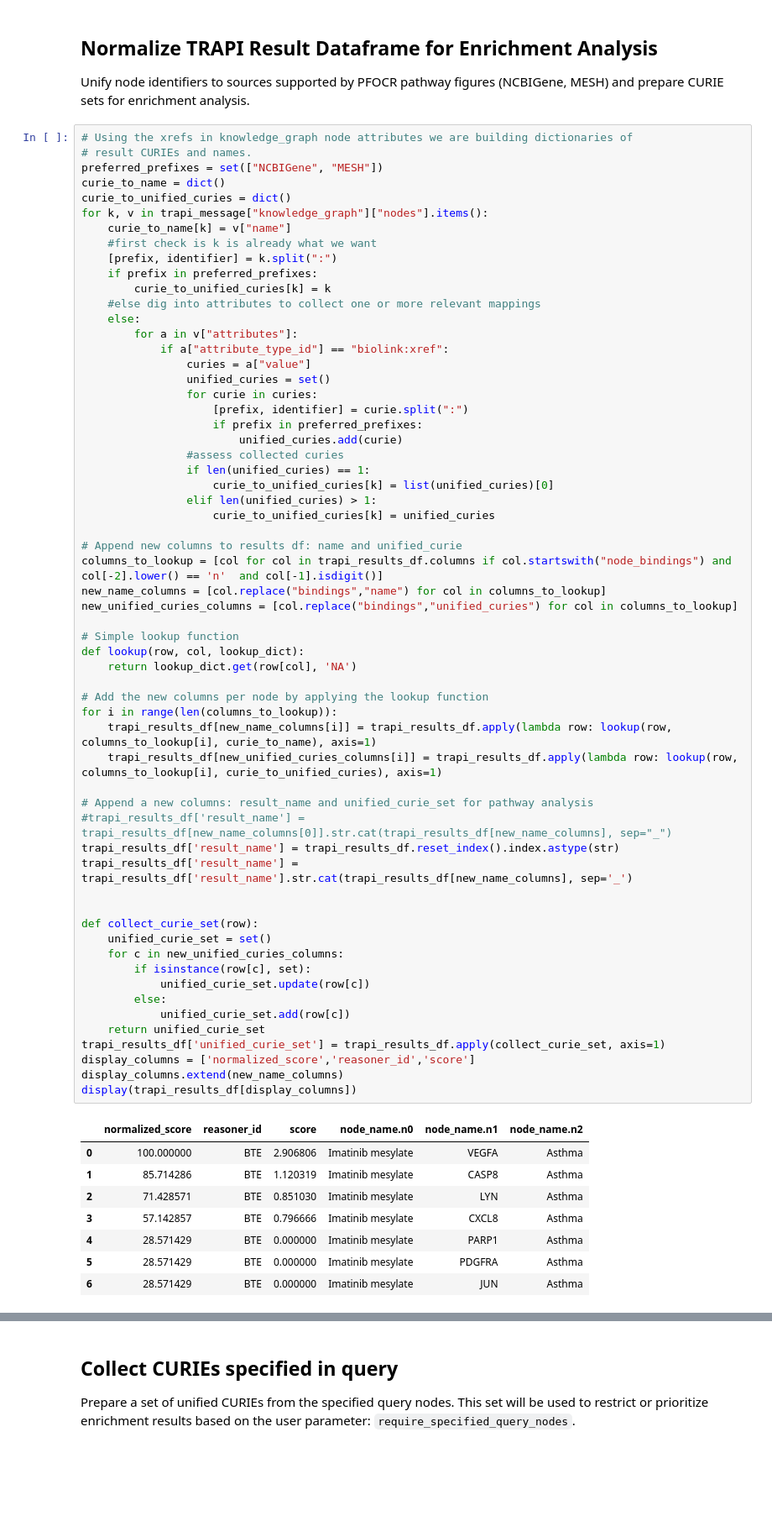
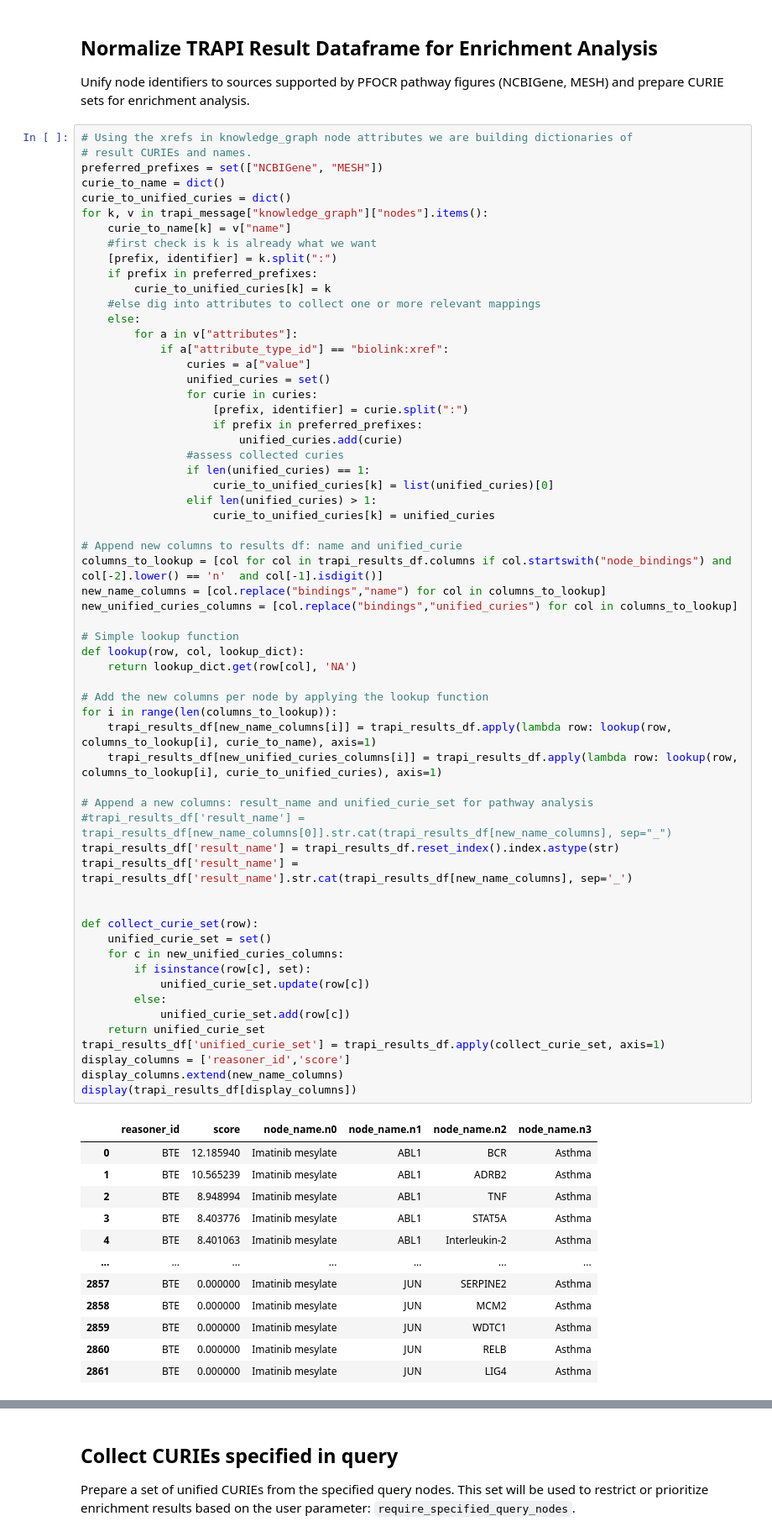
Before and after one commit to wikipathways/BioThings_Explorer_PFOCR_clustering, a Jupyter notebook: PET_notebook_v1.ipynb, the cells around one changed output, grey strips where cells are left out. Shown at 84% size. Cells and saved outputs as stored; diff of their text form; blank space fills up the shorter version.

Commit message:
removed normalized_score, 2868 result example loaded

```diff
--- a/PET_notebook_v1.ipynb
+++ b/PET_notebook_v1.ipynb
@@ -166,39 +166,43 @@ columns_to_lookup = [col for col in trapi_results_df.columns if col.startswith("
 new_name_columns = [col.replace("bindings","name") for col in columns_to_lookup]
 new_unified_curies_columns = [col.replace("bindings","unified_curies") for col in columns_to_lookup]
 
 # Simple lookup function
 def lookup(row, col, lookup_dict):
     return lookup_dict.get(row[col], 'NA')
 
 # Add the new columns per node by applying the lookup function
 for i in range(len(columns_to_lookup)):
     trapi_results_df[new_name_columns[i]] = trapi_results_df.apply(lambda row: lookup(row, columns_to_lookup[i], curie_to_name), axis=1)
     trapi_results_df[new_unified_curies_columns[i]] = trapi_results_df.apply(lambda row: lookup(row, columns_to_lookup[i], curie_to_unified_curies), axis=1)
 
 # Append a new columns: result_name and unified_curie_set for pathway analysis
 #trapi_results_df['result_name'] = trapi_results_df[new_name_columns[0]].str.cat(trapi_results_df[new_name_columns], sep="_")
 trapi_results_df['result_name'] = trapi_results_df.reset_index().index.astype(str)
 trapi_results_df['result_name'] = trapi_results_df['result_name'].str.cat(trapi_results_df[new_name_columns], sep='_')
 
 
 def collect_curie_set(row):
     unified_curie_set = set()
     for c in new_unified_curies_columns:
         if isinstance(row[c], set):
             unified_curie_set.update(row[c])
         else:
             unified_curie_set.add(row[c])
     return unified_curie_set
 trapi_results_df['unified_curie_set'] = trapi_results_df.apply(collect_curie_set, axis=1)
-display_columns = ['normalized_score','reasoner_id','score']
+display_columns = ['reasoner_id','score']
 display_columns.extend(new_name_columns)
 display(trapi_results_df[display_columns])
 # %% [output]
-|  | normalized_score | reasoner_id | score | node_name.n0 | node_name.n1 | node_name.n2 |
-| 0 | 100.000000 | BTE | 2.906806 | Imatinib mesylate | VEGFA | Asthma |
-| 1 | 85.714286 | BTE | 1.120319 | Imatinib mesylate | CASP8 | Asthma |
-| 2 | 71.428571 | BTE | 0.851030 | Imatinib mesylate | LYN | Asthma |
-| 3 | 57.142857 | BTE | 0.796666 | Imatinib mesylate | CXCL8 | Asthma |
-| 4 | 28.571429 | BTE | 0.000000 | Imatinib mesylate | PARP1 | Asthma |
-| 5 | 28.571429 | BTE | 0.000000 | Imatinib mesylate | PDGFRA | Asthma |
-| 6 | 28.571429 | BTE | 0.000000 | Imatinib mesylate | JUN | Asthma |
+|  | reasoner_id | score | node_name.n0 | node_name.n1 | node_name.n2 | node_name.n3 |
+| 0 | BTE | 12.185940 | Imatinib mesylate | ABL1 | BCR | Asthma |
+| 1 | BTE | 10.565239 | Imatinib mesylate | ABL1 | ADRB2 | Asthma |
+| 2 | BTE | 8.948994 | Imatinib mesylate | ABL1 | TNF | Asthma |
+| 3 | BTE | 8.403776 | Imatinib mesylate | ABL1 | STAT5A | Asthma |
+| 4 | BTE | 8.401063 | Imatinib mesylate | ABL1 | Interleukin-2 | Asthma |
+| ... | ... | ... | ... | ... | ... | ... |
+| 2857 | BTE | 0.000000 | Imatinib mesylate | JUN | SERPINE2 | Asthma |
+| 2858 | BTE | 0.000000 | Imatinib mesylate | JUN | MCM2 | Asthma |
+| 2859 | BTE | 0.000000 | Imatinib mesylate | JUN | WDTC1 | Asthma |
+| 2860 | BTE | 0.000000 | Imatinib mesylate | JUN | RELB | Asthma |
+| 2861 | BTE | 0.000000 | Imatinib mesylate | JUN | LIG4 | Asthma |
```
Also changed, not shown: parts of 9 cells of this notebook.
